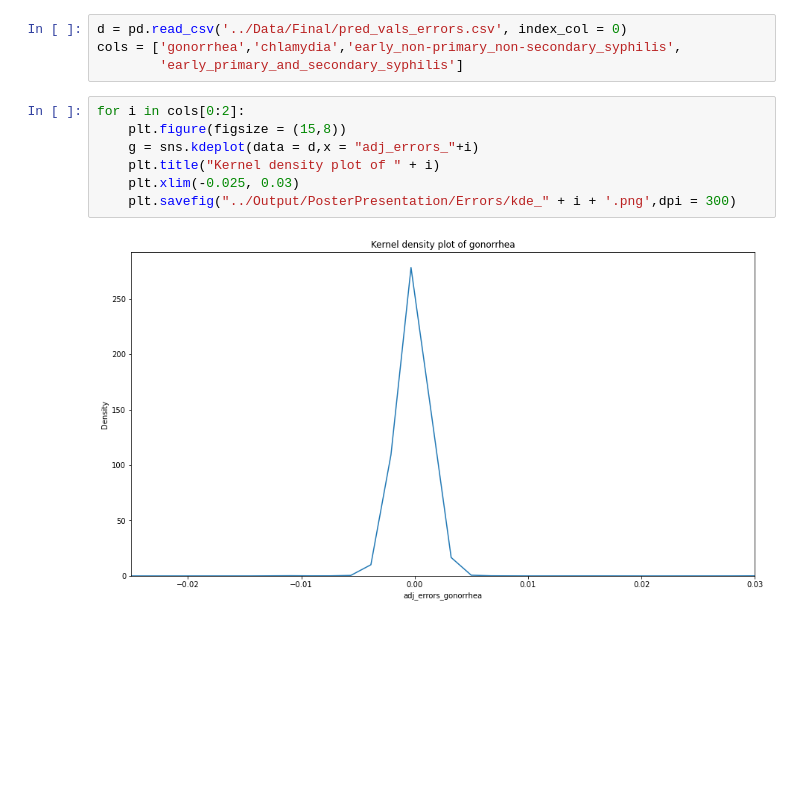
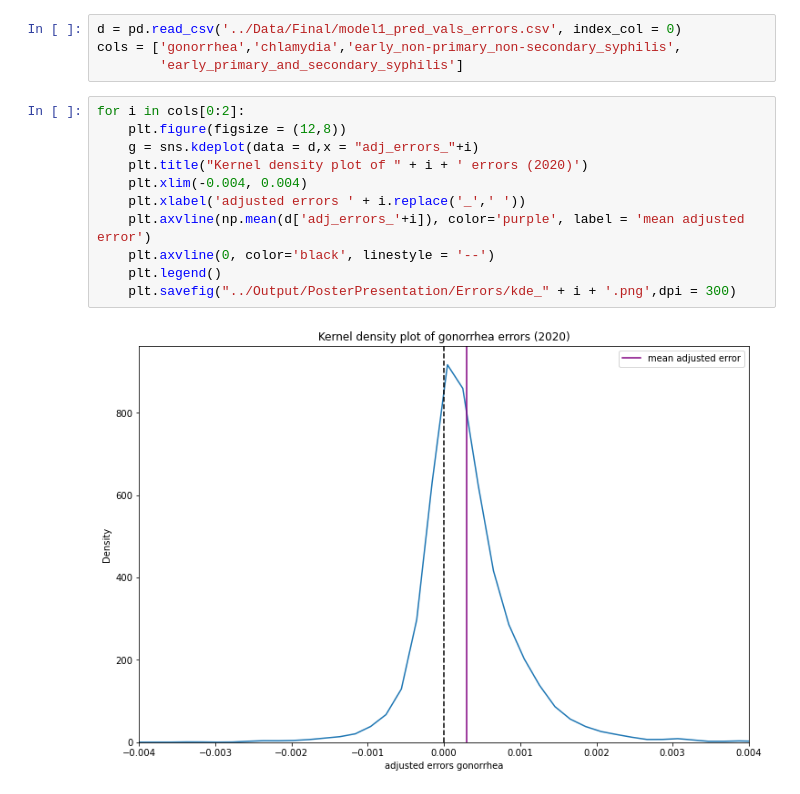
Before and after one commit to JayRPhilbrick/bdsi22dataminingsti, a Jupyter notebook: Notebooks/error_kernel_map.ipynb, the cells around one changed output. Cells and saved outputs as stored; diff of their text form; blank space fills up the shorter version.

Commit message:
update model1 pred_vals file

```diff
--- a/Notebooks/error_kernel_map.ipynb
+++ b/Notebooks/error_kernel_map.ipynb
@@ -6,13 +13,17 @@ import matplotlib.pyplot as plt
 # %%
-d = pd.read_csv('../Data/Final/pred_vals_errors.csv', index_col = 0)
+d = pd.read_csv('../Data/Final/model1_pred_vals_errors.csv', index_col = 0)
 cols = ['gonorrhea','chlamydia','early_non-primary_non-secondary_syphilis',
         'early_primary_and_secondary_syphilis']
 # %%
 for i in cols[0:2]:
-    plt.figure(figsize = (15,8))
+    plt.figure(figsize = (12,8))
     g = sns.kdeplot(data = d,x = "adj_errors_"+i)
-    plt.title("Kernel density plot of " + i)
-    plt.xlim(-0.025, 0.03)
+    plt.title("Kernel density plot of " + i + ' errors (2020)')
+    plt.xlim(-0.004, 0.004)
+    plt.xlabel('adjusted errors ' + i.replace('_',' '))
+    plt.axvline(np.mean(d['adj_errors_'+i]), color='purple', label = 'mean adjusted error')
+    plt.axvline(0, color='black', linestyle = '--')
+    plt.legend()
     plt.savefig("../Output/PosterPresentation/Errors/kde_" + i + '.png',dpi = 300)
 # %% [output]
-[figure, old version]
+[figure, new version]
```
Also changed, not shown: parts of 4 cells of this notebook, 7 other files.
